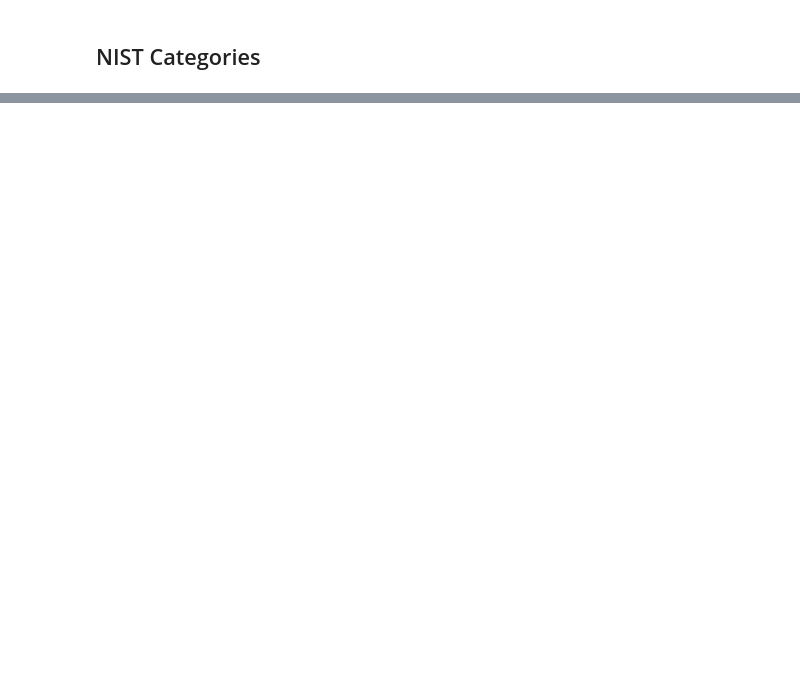
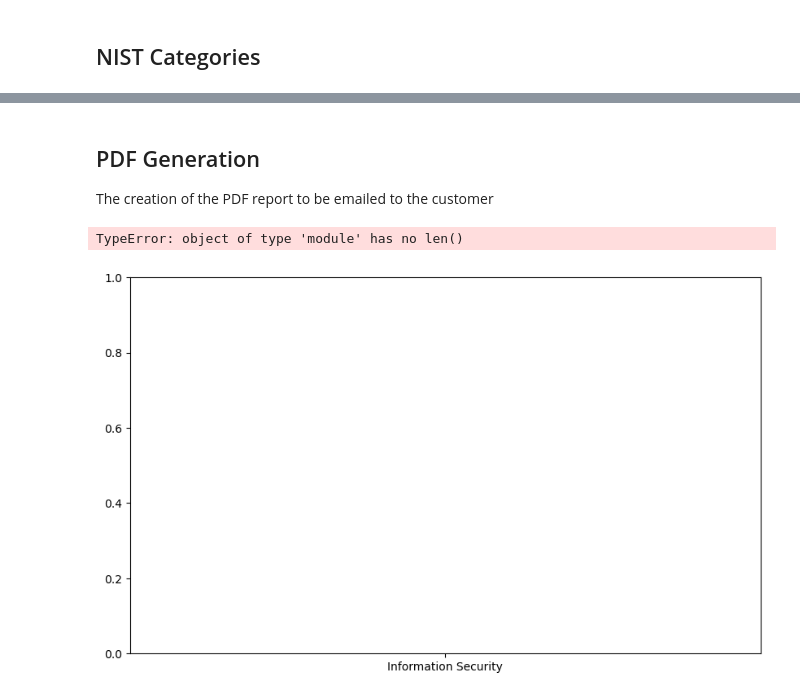
Before and after one commit to Phishbate/analysis, a Jupyter notebook: notebooks/basic_assessment.ipynb, the cells around one changed output, grey strips where cells are left out. Saved outputs shown, nothing was run; the diff lists cells and outputs as text; code cells hidden in the pictures; blank space fills up the shorter version.

```diff
--- a/notebooks/basic_assessment.ipynb
+++ b/notebooks/basic_assessment.ipynb
@@ -282,0 +289,66 @@ plt.show()
+# %% [markdown]
+## PDF Generation
+The creation of the PDF report to be emailed to the customer
+# %%
+import matplotlib.pyplot as plt
+#!pip install reportlab
+from reportlab.lib import colors
+from reportlab.lib.pagesizes import letter
+from reportlab.platypus import SimpleDocTemplate, Paragraph, Spacer, Table, TableStyle
+from reportlab.lib.styles import getSampleStyleSheet, ParagraphStyle
+
+# Create a PDF document
+pdf_filename = "analysis_report.pdf"
+pdf = SimpleDocTemplate(pdf_filename, pagesize=letter)
+
+# Define styles for the document
+styles = getSampleStyleSheet()
+title_style = styles['Title']
+subtitle_style = styles['Heading2']
+normal_style = styles['Normal']
+
+# Add a title to the document
+title_text = "Analysis Report"
+pdf_title = Paragraph(title_text, title_style)
+pdf.build([pdf_title])
+
+# Add a subtitle for the first chart
+subtitle_text = "Percentage of 'Yes' Responses for Each Category"
+pdf_subtitle = Paragraph(subtitle_text, subtitle_style)
+pdf.build([pdf_subtitle])
+
+# Plot the bar chart
+plt.figure(figsize=(10, 6))
+bars = plt.bar(summary_table.index, summary_table['Percentage_Yes'], color=colors)
+plt.xlabel('Category')
+plt.ylabel('Percentage of "Yes" Responses')
+plt.xticks(rotation=45, ha='right')
+plt.ylim(0, 100)  # Set the y-axis limit to 100%
+plt.tight_layout()
+
+# Save the chart as an image
+chart_filename = "yes_responses_chart.png"
+plt.savefig(chart_filename)
+
+# Add the chart image to the PDF
+pdf_chart = "<img src='" + chart_filename + "'>"
+pdf_chart_paragraph = Paragraph(pdf_chart, normal_style)
+pdf.build([pdf_chart_paragraph])
+
+# Add recommendations to the PDF
+recommendations_text = """
+Recommendations:
+- Based on the analysis, it is recommended to focus on categories with a high percentage of 'Yes' responses.
+- Further investigation is needed for categories with a low percentage of 'Yes' responses to identify potential issues.
+"""
+recommendations_paragraph = Paragraph(recommendations_text, normal_style)
+pdf.build([Spacer(1, 12)])
+pdf.build([recommendations_paragraph])
+
+# Close the PDF document
+pdf_title_text = "Analysis Report - PDF Generated Successfully!"
+pdf_title = Paragraph(pdf_title_text, title_style)
+pdf.build([Spacer(1, 36), pdf_title])
+# %% [output]
+TypeError: object of type 'module' has no len()
+[figure, added]
```
Also changed, not shown: parts of 9 cells of this notebook, 3 other files.
